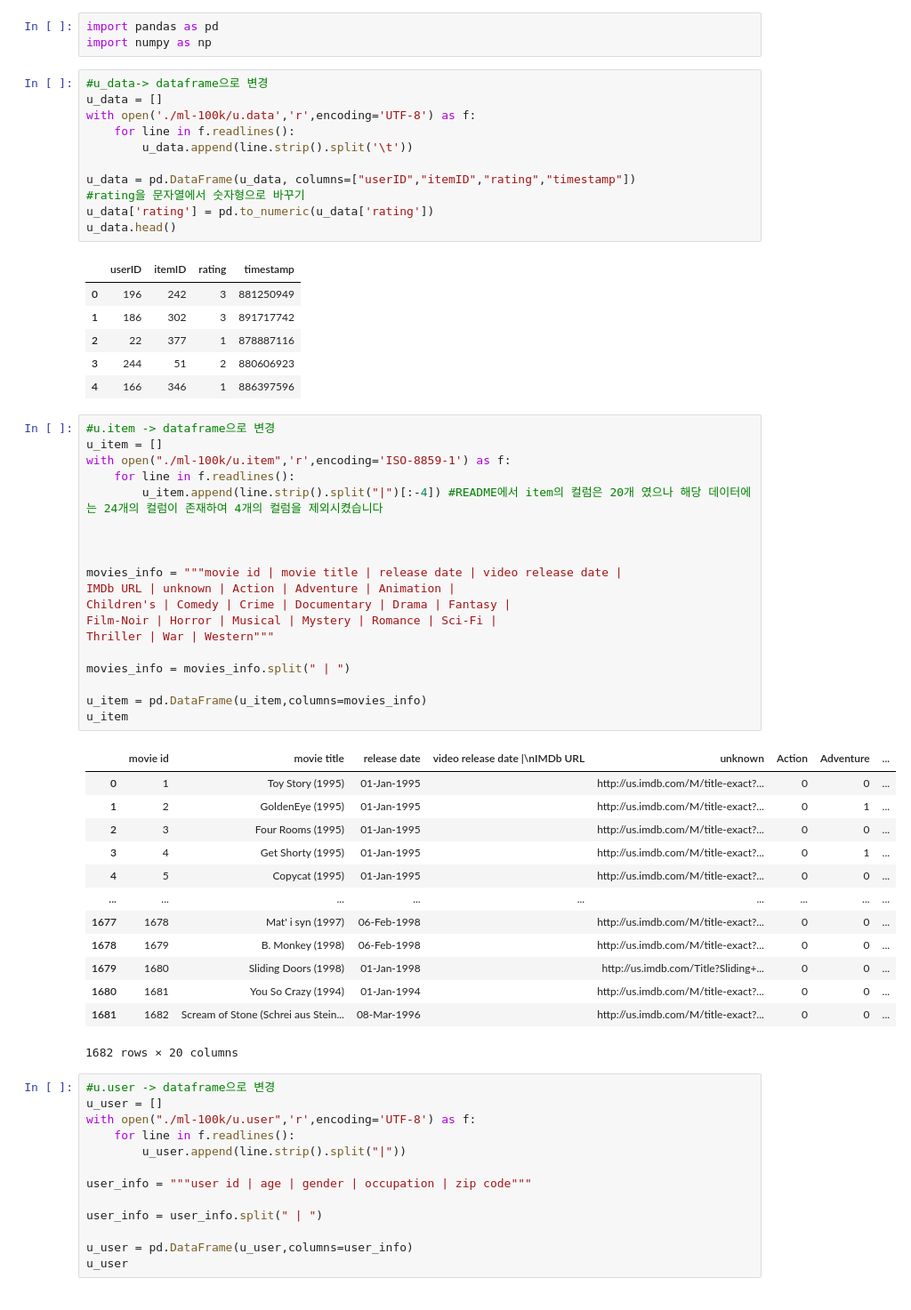
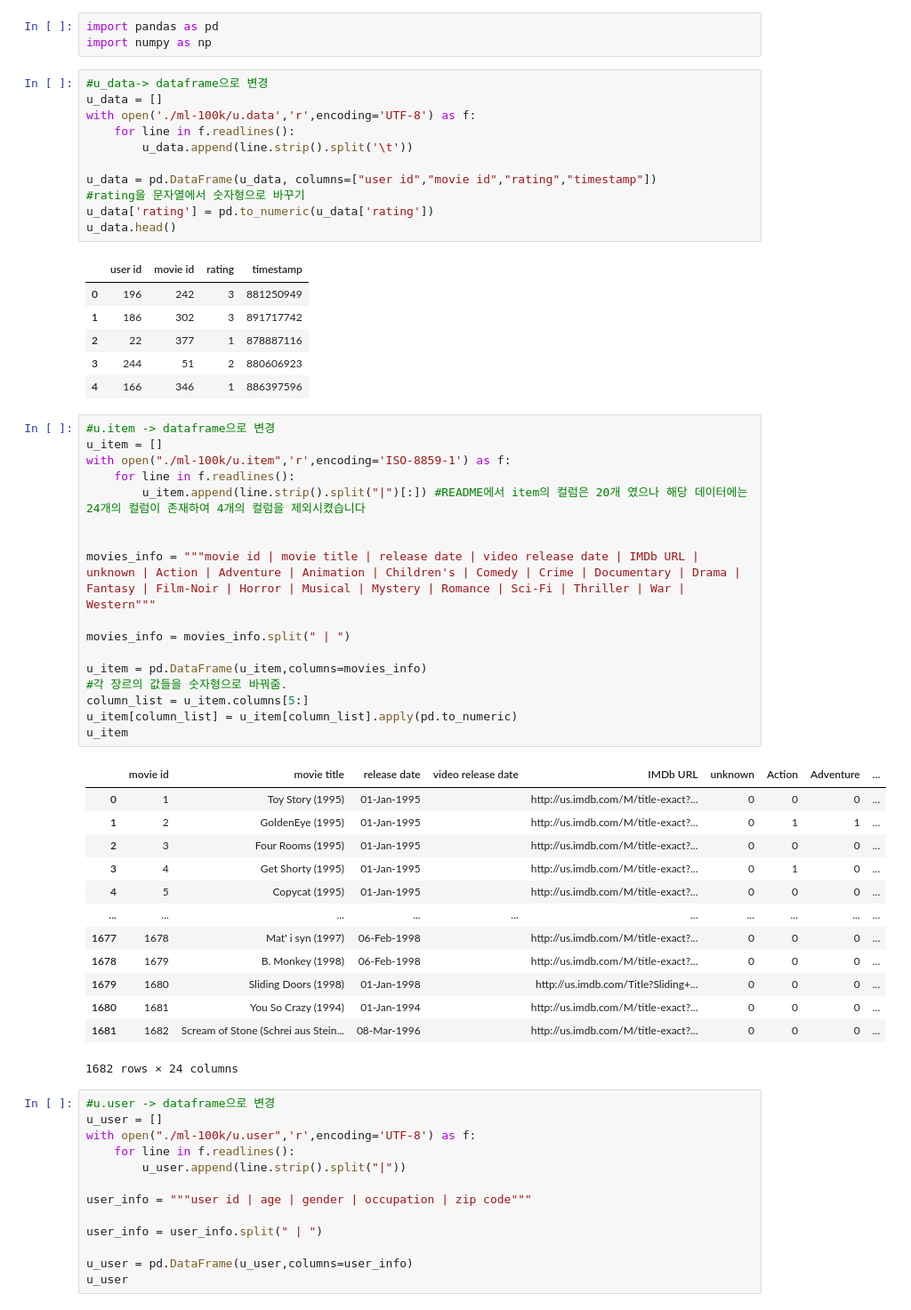
Before and after one commit to Kwoneunseon/OpenSW, a Jupyter notebook: assignment2/assignment.ipynb, the cells around one changed output. Shown at 89% size. Saved outputs shown, nothing was run; the diff lists cells and outputs as text.

```diff
--- a/assignment2/assignment.ipynb
+++ b/assignment2/assignment.ipynb
@@ -8,12 +8,12 @@ with open('./ml-100k/u.data','r',encoding='UTF-8') as f:
     for line in f.readlines():
         u_data.append(line.strip().split('\t'))
 
-u_data = pd.DataFrame(u_data, columns=["userID","itemID","rating","timestamp"])
+u_data = pd.DataFrame(u_data, columns=["user id","movie id","rating","timestamp"])
 #rating을 문자열에서 숫자형으로 바꾸기
 u_data['rating'] = pd.to_numeric(u_data['rating'])
 u_data.head()
 # %% [output]
-|  | userID | itemID | rating | timestamp |
+|  | user id | movie id | rating | timestamp |
 | 0 | 196 | 242 | 3 | 881250949 |
 | 1 | 186 | 302 | 3 | 891717742 |
 | 2 | 22 | 377 | 1 | 878887116 |
@@ -22,36 +22,34 @@ u_data.head()
 # %%
 #u.item -> dataframe으로 변경
 u_item = []
 with open("./ml-100k/u.item",'r',encoding='ISO-8859-1') as f:
     for line in f.readlines():
-        u_item.append(line.strip().split("|")[:-4]) #README에서 item의 컬럼은 20개 였으나 해당 데이터에는 24개의 컬럼이 존재하여 4개의 컬럼을 제외시켰습니다
+        u_item.append(line.strip().split("|")[:]) #README에서 item의 컬럼은 20개 였으나 해당 데이터에는 24개의 컬럼이 존재하여 4개의 컬럼을 제외시켰습니다
 
 
-
-movies_info = """movie id | movie title | release date | video release date |
-IMDb URL | unknown | Action | Adventure | Animation |
-Children's | Comedy | Crime | Documentary | Drama | Fantasy |
-Film-Noir | Horror | Musical | Mystery | Romance | Sci-Fi |
-Thriller | War | Western"""
+movies_info = """movie id | movie title | release date | video release date | IMDb URL | unknown | Action | Adventure | Animation | Children's | Comedy | Crime | Documentary | Drama | Fantasy | Film-Noir | Horror | Musical | Mystery | Romance | Sci-Fi | Thriller | War | Western"""
 
 movies_info = movies_info.split(" | ")
 
 u_item = pd.DataFrame(u_item,columns=movies_info)
+#각 장르의 값들을 숫자형으로 바꿔줌.
+column_list = u_item.columns[5:]
+u_item[column_list] = u_item[column_list].apply(pd.to_numeric)
 u_item
 # %% [output]
-|  | movie id | movie title | release date | video release date |\nIMDb URL | unknown | Action | Adventure | ... |
-| 0 | 1 | Toy Story (1995) | 01-Jan-1995 |  | http://us.imdb.com/M/title-exact?... | 0 | 0 | ... |
-| 1 | 2 | GoldenEye (1995) | 01-Jan-1995 |  | http://us.imdb.com/M/title-exact?... | 0 | 1 | ... |
-| 2 | 3 | Four Rooms (1995) | 01-Jan-1995 |  | http://us.imdb.com/M/title-exact?... | 0 | 0 | ... |
-| 3 | 4 | Get Shorty (1995) | 01-Jan-1995 |  | http://us.imdb.com/M/title-exact?... | 0 | 1 | ... |
-| 4 | 5 | Copycat (1995) | 01-Jan-1995 |  | http://us.imdb.com/M/title-exact?... | 0 | 0 | ... |
-| ... | ... | ... | ... | ... | ... | ... | ... | ... |
-| 1677 | 1678 | Mat' i syn (1997) | 06-Feb-1998 |  | http://us.imdb.com/M/title-exact?... | 0 | 0 | ... |
-| 1678 | 1679 | B. Monkey (1998) | 06-Feb-1998 |  | http://us.imdb.com/M/title-exact?... | 0 | 0 | ... |
-| 1679 | 1680 | Sliding Doors (1998) | 01-Jan-1998 |  | http://us.imdb.com/Title?Sliding+... | 0 | 0 | ... |
-| 1680 | 1681 | You So Crazy (1994) | 01-Jan-1994 |  | http://us.imdb.com/M/title-exact?... | 0 | 0 | ... |
-| 1681 | 1682 | Scream of Stone (Schrei aus Stein... | 08-Mar-1996 |  | http://us.imdb.com/M/title-exact?... | 0 | 0 | ... |
+|  | movie id | movie title | release date | video release date | IMDb URL | unknown | Action | Adventure | ... |
+| 0 | 1 | Toy Story (1995) | 01-Jan-1995 |  | http://us.imdb.com/M/title-exact?... | 0 | 0 | 0 | ... |
+| 1 | 2 | GoldenEye (1995) | 01-Jan-1995 |  | http://us.imdb.com/M/title-exact?... | 0 | 1 | 1 | ... |
+| 2 | 3 | Four Rooms (1995) | 01-Jan-1995 |  | http://us.imdb.com/M/title-exact?... | 0 | 0 | 0 | ... |
+| 3 | 4 | Get Shorty (1995) | 01-Jan-1995 |  | http://us.imdb.com/M/title-exact?... | 0 | 1 | 0 | ... |
+| 4 | 5 | Copycat (1995) | 01-Jan-1995 |  | http://us.imdb.com/M/title-exact?... | 0 | 0 | 0 | ... |
+| ... | ... | ... | ... | ... | ... | ... | ... | ... | ... |
+| 1677 | 1678 | Mat' i syn (1997) | 06-Feb-1998 |  | http://us.imdb.com/M/title-exact?... | 0 | 0 | 0 | ... |
+| 1678 | 1679 | B. Monkey (1998) | 06-Feb-1998 |  | http://us.imdb.com/M/title-exact?... | 0 | 0 | 0 | ... |
+| 1679 | 1680 | Sliding Doors (1998) | 01-Jan-1998 |  | http://us.imdb.com/Title?Sliding+... | 0 | 0 | 0 | ... |
+| 1680 | 1681 | You So Crazy (1994) | 01-Jan-1994 |  | http://us.imdb.com/M/title-exact?... | 0 | 0 | 0 | ... |
+| 1681 | 1682 | Scream of Stone (Schrei aus Stein... | 08-Mar-1996 |  | http://us.imdb.com/M/title-exact?... | 0 | 0 | 0 | ... |
-1682 rows × 20 columns
+1682 rows × 24 columns
 # %%
 #u.user -> dataframe으로 변경
 u_user = []
```
Also changed, not shown: parts of 10 cells of this notebook.
